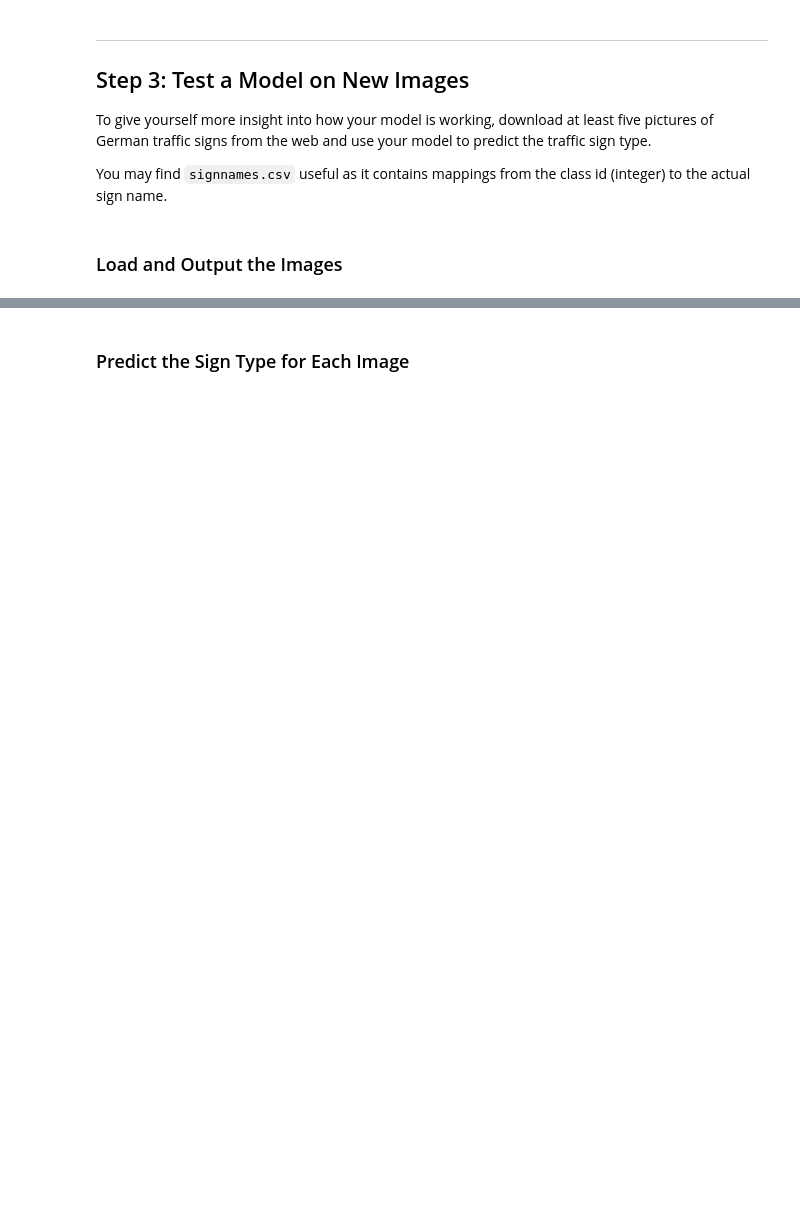
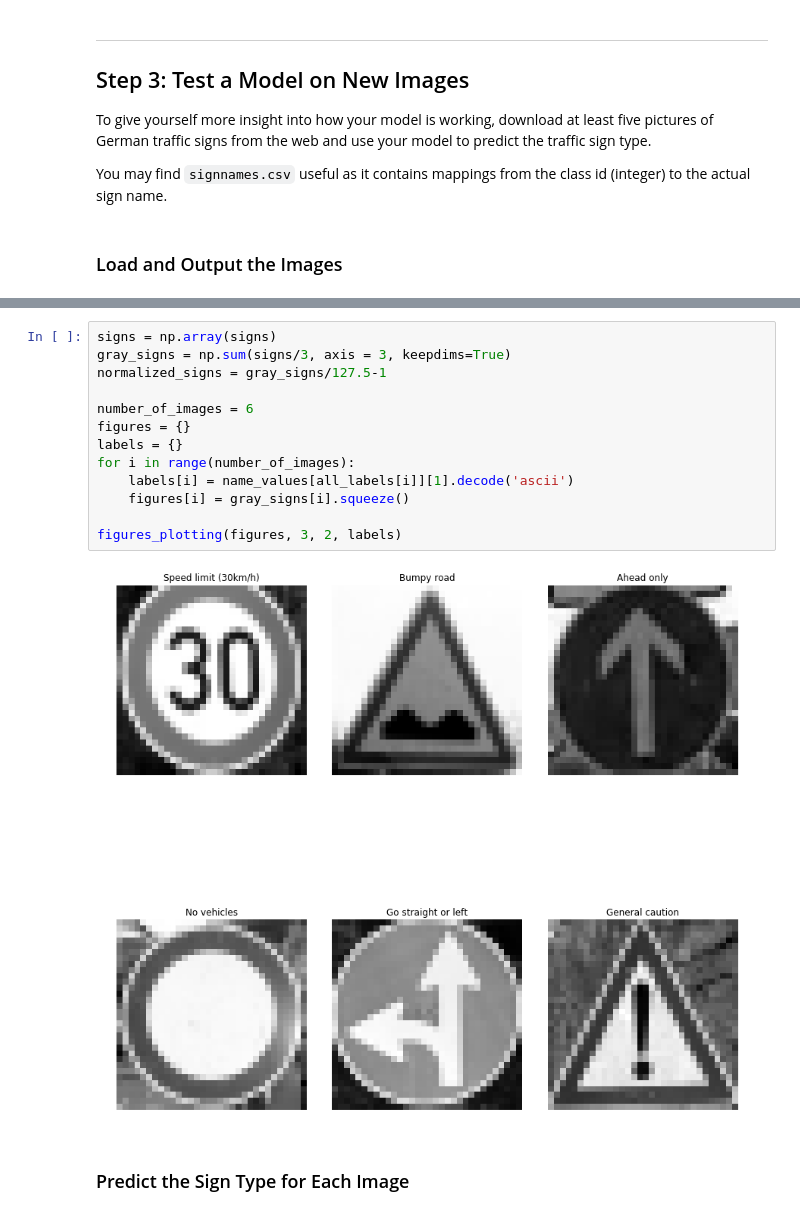
Before and after one commit to drtupe/Traffic_Sign_Classifier, a Jupyter notebook: Traffic_Sign_Classifier.ipynb, the cells around one changed output, grey strips where cells are left out. Drawn from its saved outputs; the diff is of its cells as text; blank space fills up the shorter version.

```diff
--- a/Traffic_Sign_Classifier.ipynb
+++ b/Traffic_Sign_Classifier.ipynb
@@ -556,3 +582,18 @@ You may find `signnames.csv` useful as it contains mappings from the class id (i
+# %%
+signs = np.array(signs)
+gray_signs = np.sum(signs/3, axis = 3, keepdims=True)
+normalized_signs = gray_signs/127.5-1
+
+number_of_images = 6
+figures = {}
+labels = {}
+for i in range(number_of_images):
+    labels[i] = name_values[all_labels[i]][1].decode('ascii')
+    figures[i] = gray_signs[i].squeeze()
+
+figures_plotting(figures, 3, 2, labels)
+# %% [output]
+[figure, added]
 # %% [markdown]
 ### Predict the Sign Type for Each Image
 # %%
```
Also changed, not shown: parts of 21 cells of this notebook, 13 other files.
